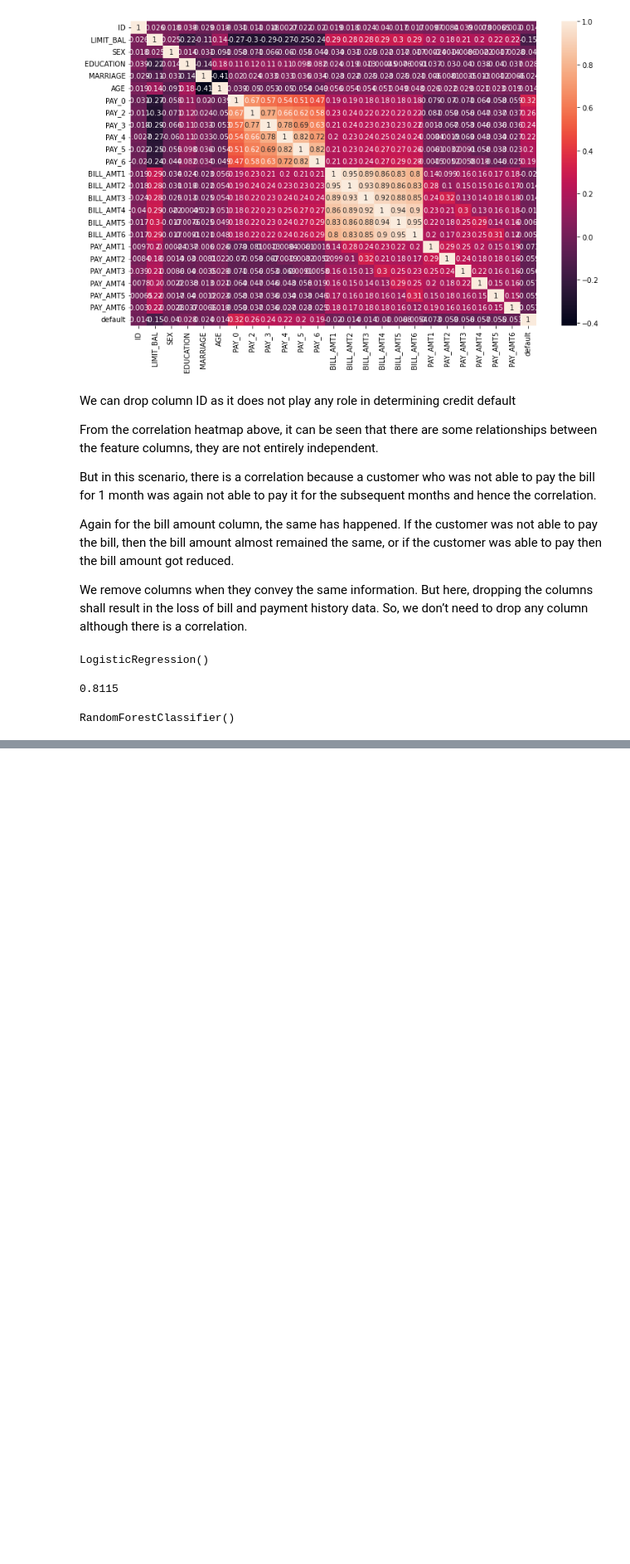
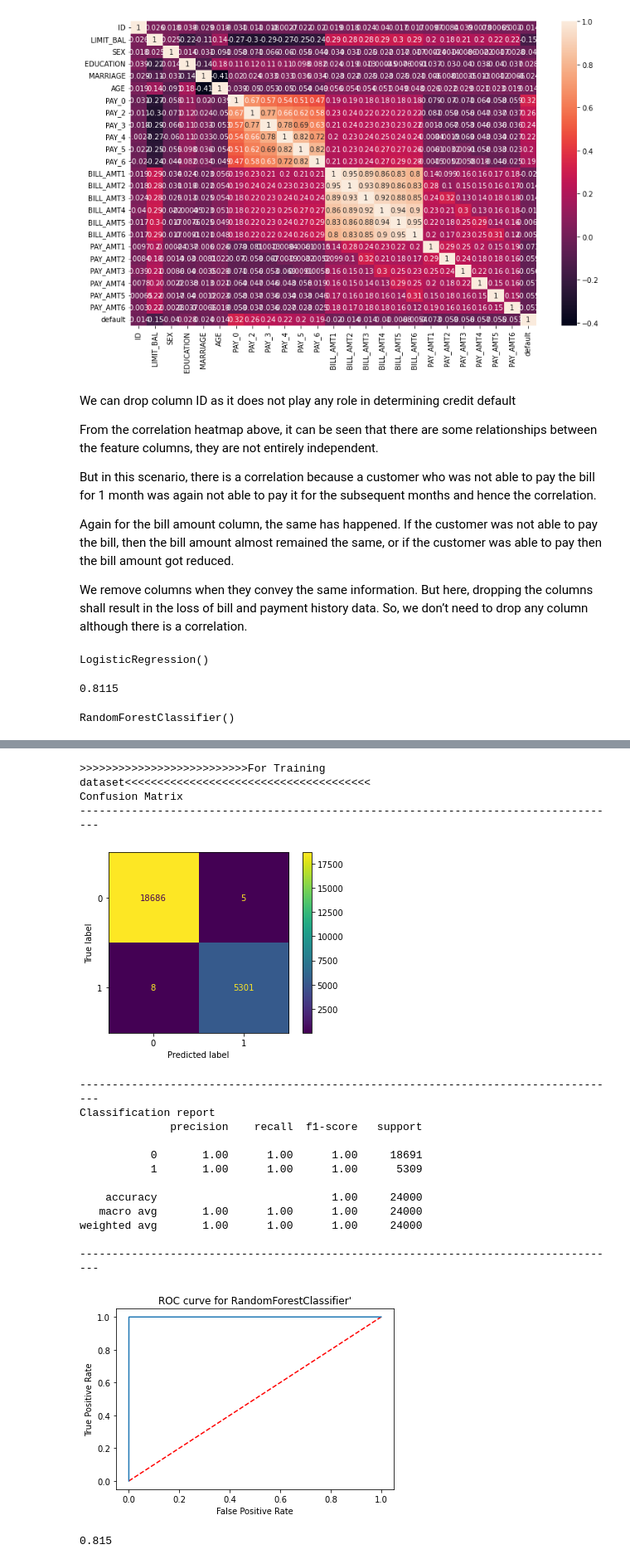
Before and after one commit to Somesh140/ML_Credit_card_default_predictions, a Jupyter notebook: Notebook/EDA-1.ipynb, the cells around one changed output, grey strips where cells are left out. Shown at 83% size. Saved outputs shown, nothing was run; the diff lists cells and outputs as text; code cells hidden in the pictures; blank space fills up the shorter version.

```diff
--- a/Notebook/EDA-1.ipynb
+++ b/Notebook/EDA-1.ipynb
@@ -195,0 +287,47 @@ accuracy_score(y_pred=y_pred,y_true=y_train)
+# %%
+#Confusion Matrix
+print(">>>>>>>>>>>>>>>>>>>>>>>>>>For Training dataset<<<<<<<<<<<<<<<<<<<<<<<<<<<<<<<<<<<<<<")
+print("Confusion Matrix")
+print("------------------------------------------------------------------------------------")
+cm=confusion_matrix(y_true=y_train,y_pred=y_pred,labels=RF.classes_)
+disp = ConfusionMatrixDisplay(confusion_matrix=cm,display_labels=RF.classes_)
+disp.plot()
+plt.show()
+print("------------------------------------------------------------------------------------")
+#Classification report
+print("Classification report")
+print(classification_report(y_true=y_train,y_pred=y_pred))
+print("------------------------------------------------------------------------------------")
+y_pred_prob_train_RF = RF.predict_proba(scaled_train_data)[:,1]
+# Generate ROC curve values: fpr, tpr, thresholds
+fpr,tpr,thresholds=roc_curve(y_true=y_train,y_score=y_pred_prob_train_RF)
+# Plot ROC curve
+plt.plot([0,1],[0,1],'r--')
+plt.plot(fpr,tpr)
+plt.xlabel('False Positive Rate')
+plt.ylabel('True Positive Rate')
+plt.title("ROC curve for "+str(RF.__class__).split(".")[-1].split(">")[0])
+plt.show()
+# %% [output]
+>>>>>>>>>>>>>>>>>>>>>>>>>>For Training dataset<<<<<<<<<<<<<<<<<<<<<<<<<<<<<<<<<<<<<<
+Confusion Matrix
+------------------------------------------------------------------------------------
+[figure, added]
+------------------------------------------------------------------------------------
+Classification report
+              precision    recall  f1-score   support
+
+           0       1.00      1.00      1.00     18691
+           1       1.00      1.00      1.00      5309
+
+    accuracy                           1.00     24000
+   macro avg       1.00      1.00      1.00     24000
+weighted avg       1.00      1.00      1.00     24000
+
+------------------------------------------------------------------------------------
+[figure, added]
+# %%
+y_pred_test_RF=RF.predict(scaled_test_data)
+accuracy_score(y_pred=y_pred_test_RF,y_true=y_test)
+# %% [output]
+0.815
```
Also changed, not shown: parts of 7 cells of this notebook.
